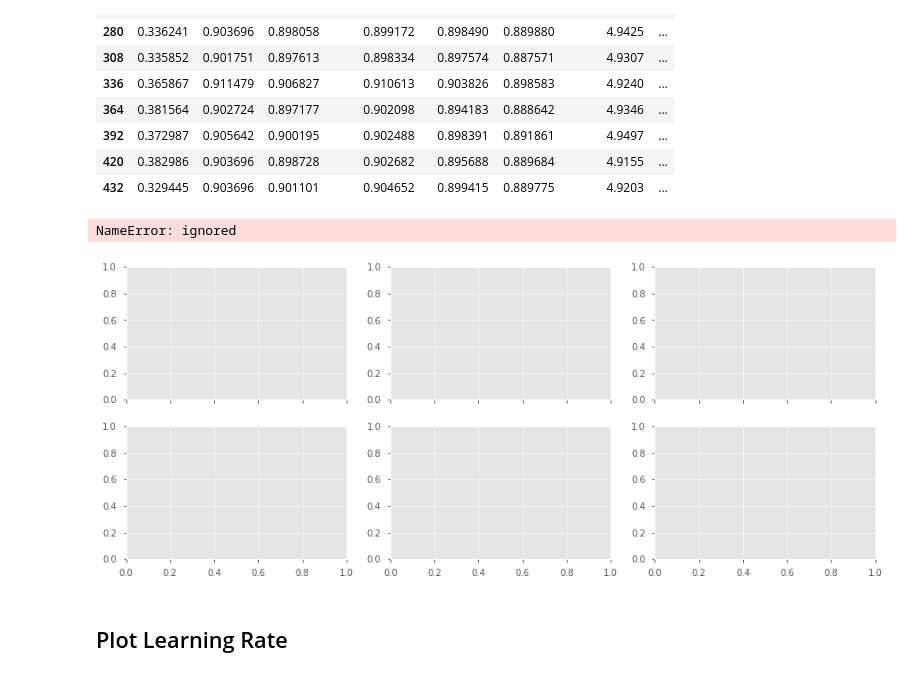
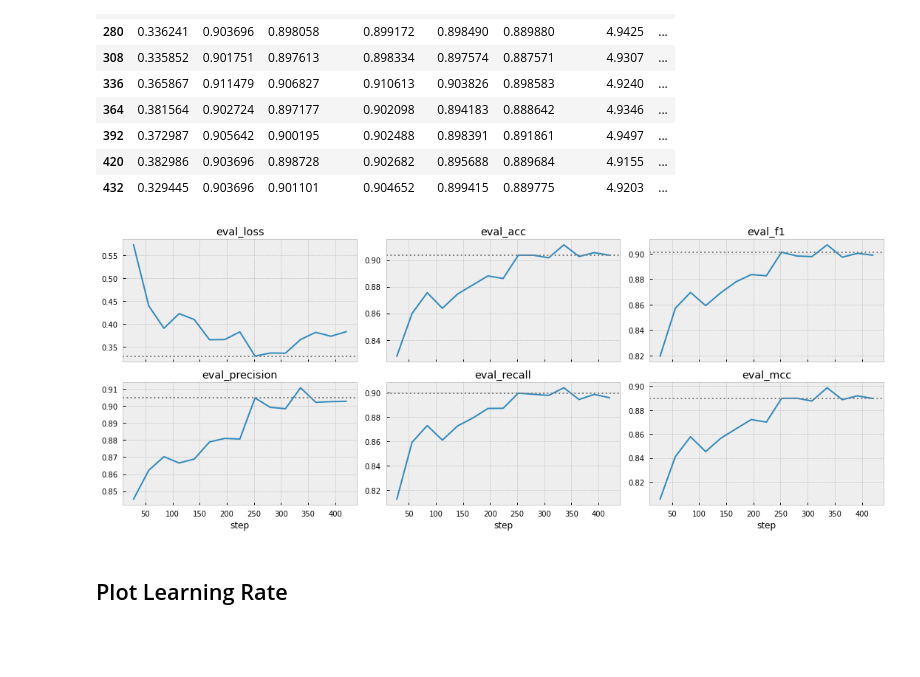
Before and after one commit to goerlitz/nlp-classification, a Jupyter notebook: notebooks/10kGNAD/colab/21d_10kGNAD_optuna_trial_analysis.ipynb, the cells around one changed output. Drawn from its saved outputs; the diff is of its cells as text; code cells hidden in the pictures; blank space fills up the shorter version.

```diff
--- a/notebooks/10kGNAD/colab/21d_10kGNAD_optuna_trial_analysis.ipynb
+++ b/notebooks/10kGNAD/colab/21d_10kGNAD_optuna_trial_analysis.ipynb
@@ -518,20 +505,0 @@ best_trials_df.sort_values(["study_name", "eval_loss"])
-# %%
-from matplotlib.patches import Ellipse
-import seaborn as sns
-pal = sns.color_palette("tab10", 10)
-
-plt.style.use('bmh')
-
-for i, s in enumerate(sorted(best_trials_df.study_name.unique())):
-    df = best_trials_df[lambda x: x["study_name"] == s]
-    plt.scatter(df.eval_loss, df.eval_f1, label=s, color=pal[i%10])
-
-
-ax = plt.gca()
-ax.add_patch(Ellipse(xy=(0.371, 0.877), width=0.01, height=0.02, edgecolor='gray', fc='None', lw=1.5))
-ax.add_patch(Ellipse(xy=(0.372, 0.904), width=0.01, height=0.015, edgecolor='gray', fc='None', lw=1.5))
-
-plt.legend(bbox_to_anchor=(1.04,1), loc="upper left")
-plt.xlabel("validation loss")
-plt.ylabel("f1")
-plt.title("Model Performance of Best Trials");
@@ -764,18 +724,19 @@ if "eval_result" in data.keys():
 | 432 | 0.329445 | 0.903696 | 0.901101 | 0.904652 | 0.899415 | 0.889775 | 4.9203 | ... |
 # %%
 fig, axs = plt.subplots(2, 3, figsize=(15,6), sharex=True)
+
+metrics = [c for c in log_df.columns if c.startswith("eval_")]
 
 for col, ax in zip(metrics, axs.flatten()):
     log_df[col][0:-1].plot(ax=ax).axhline(log_df[col].values[-1], c="grey", linestyle=":")
     ax.set_title(col)
     ax.set_xlabel("step")
     # ax.grid(axis='y', linestyle='--', zorder=1)
     # ax.grid(axis='x', linestyle=':', zorder=1)
 
 plt.tight_layout()
 # %% [output]
-NameError: ignored
-[figure, old version]
+[figure, new version]
 # %% [markdown]
 ## Plot Learning Rate
 # %%
```
Also changed, not shown: parts of 34 cells of this notebook.
